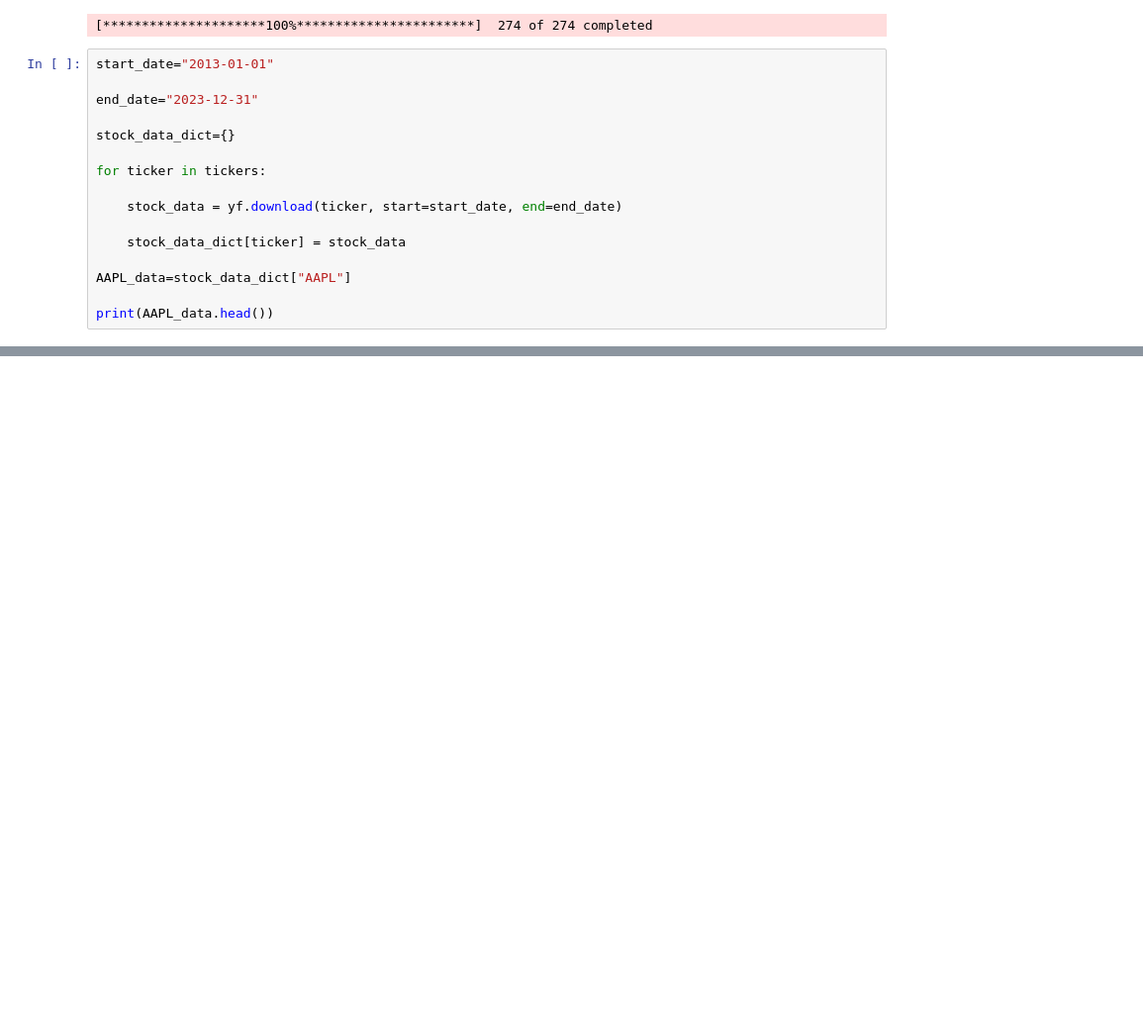
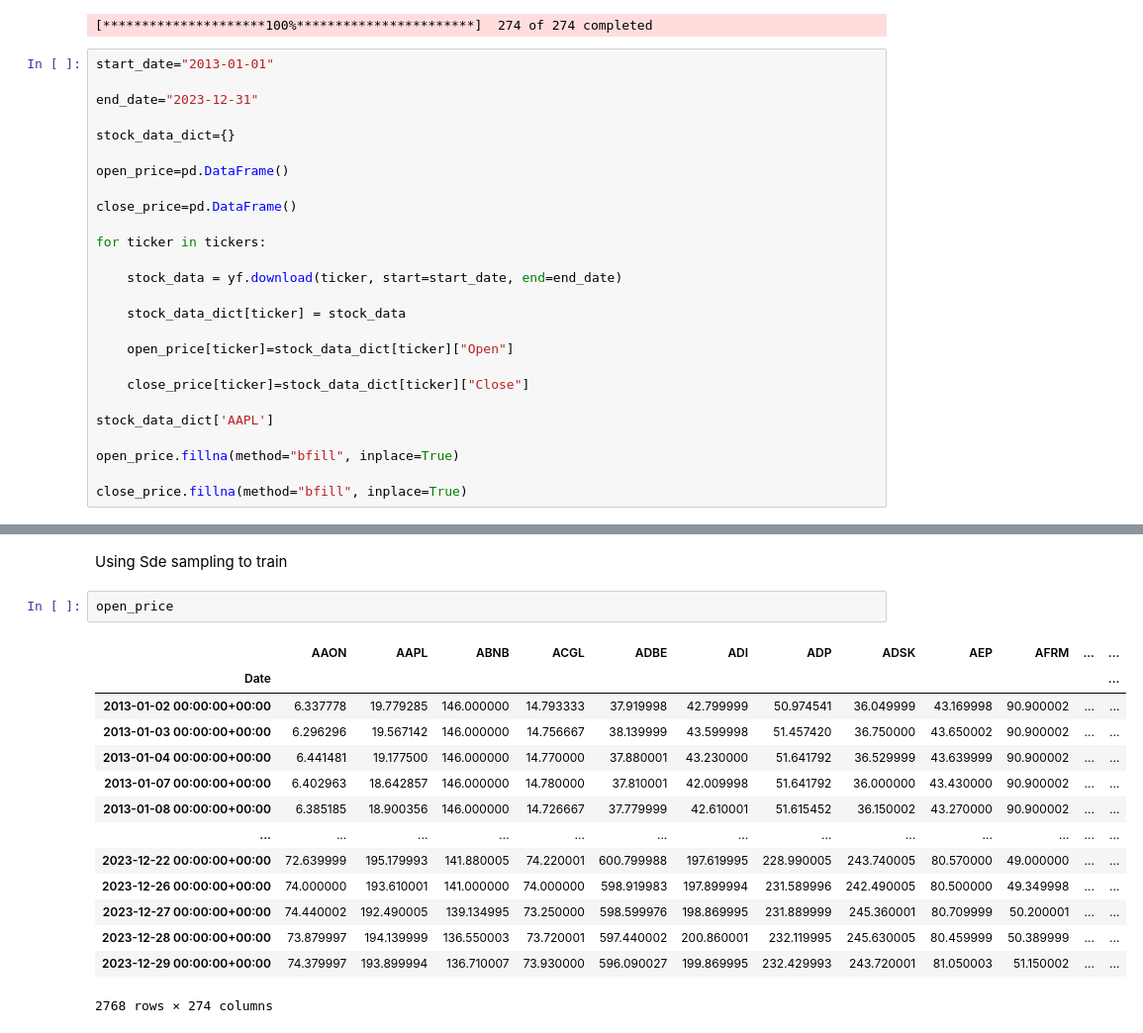
Before and after one commit to albbano-lee/financial-modeling, a Jupyter notebook: stock_price_predicting_model.ipynb, the cells around one changed output, grey strips where cells are left out. Shown at 99% size. Cells and saved outputs as stored; diff of their text form; blank space fills up the shorter version.

```diff
--- a/stock_price_predicting_model.ipynb
+++ b/stock_price_predicting_model.ipynb
@@ -64,15 +90,25 @@ end_date="2023-12-31"
 
 stock_data_dict={}
 
+open_price=pd.DataFrame()
+
+close_price=pd.DataFrame()
+
 for ticker in tickers:
 
     stock_data = yf.download(ticker, start=start_date, end=end_date)
 
     stock_data_dict[ticker] = stock_data
 
-AAPL_data=stock_data_dict["AAPL"]
+    open_price[ticker]=stock_data_dict[ticker]["Open"]
 
-print(AAPL_data.head())
+    close_price[ticker]=stock_data_dict[ticker]["Close"]
+
+stock_data_dict['AAPL']
+
+open_price.fillna(method="bfill", inplace=True)
+
+close_price.fillna(method="bfill", inplace=True)
 # %% [output]
 [*********************100%***********************]  1 of 1 completed
 [*********************100%***********************]  1 of 1 completed
@@ -110,0 +130,19 @@ Date
+# %% [markdown]
+Using Sde sampling to train
+# %%
+open_price
+# %% [output]
+|  | AAON | AAPL | ABNB | ACGL | ADBE | ADI | ADP | ADSK | AEP | AFRM | ... | ... |
+| Date |  |  |  |  |  |  |  |  |  |  |  | ... |
+| 2013-01-02 00:00:00+00:00 | 6.337778 | 19.779285 | 146.000000 | 14.793333 | 37.919998 | 42.799999 | 50.974541 | 36.049999 | 43.169998 | 90.900002 | ... | ... |
+| 2013-01-03 00:00:00+00:00 | 6.296296 | 19.567142 | 146.000000 | 14.756667 | 38.139999 | 43.599998 | 51.457420 | 36.750000 | 43.650002 | 90.900002 | ... | ... |
+| 2013-01-04 00:00:00+00:00 | 6.441481 | 19.177500 | 146.000000 | 14.770000 | 37.880001 | 43.230000 | 51.641792 | 36.529999 | 43.639999 | 90.900002 | ... | ... |
+| 2013-01-07 00:00:00+00:00 | 6.402963 | 18.642857 | 146.000000 | 14.780000 | 37.810001 | 42.009998 | 51.641792 | 36.000000 | 43.430000 | 90.900002 | ... | ... |
+| 2013-01-08 00:00:00+00:00 | 6.385185 | 18.900356 | 146.000000 | 14.726667 | 37.779999 | 42.610001 | 51.615452 | 36.150002 | 43.270000 | 90.900002 | ... | ... |
+| ... | ... | ... | ... | ... | ... | ... | ... | ... | ... | ... | ... | ... |
+| 2023-12-22 00:00:00+00:00 | 72.639999 | 195.179993 | 141.880005 | 74.220001 | 600.799988 | 197.619995 | 228.990005 | 243.740005 | 80.570000 | 49.000000 | ... | ... |
+| 2023-12-26 00:00:00+00:00 | 74.000000 | 193.610001 | 141.000000 | 74.000000 | 598.919983 | 197.899994 | 231.589996 | 242.490005 | 80.500000 | 49.349998 | ... | ... |
+| 2023-12-27 00:00:00+00:00 | 74.440002 | 192.490005 | 139.134995 | 73.250000 | 598.599976 | 198.869995 | 231.889999 | 245.360001 | 80.709999 | 50.200001 | ... | ... |
+| 2023-12-28 00:00:00+00:00 | 73.879997 | 194.139999 | 136.550003 | 73.720001 | 597.440002 | 200.860001 | 232.119995 | 245.630005 | 80.459999 | 50.389999 | ... | ... |
+| 2023-12-29 00:00:00+00:00 | 74.379997 | 193.899994 | 136.710007 | 73.930000 | 596.090027 | 199.869995 | 232.429993 | 243.720001 | 81.050003 | 51.150002 | ... | ... |
+2768 rows × 274 columns
```
Also changed, not shown: parts of 4 cells of this notebook.
